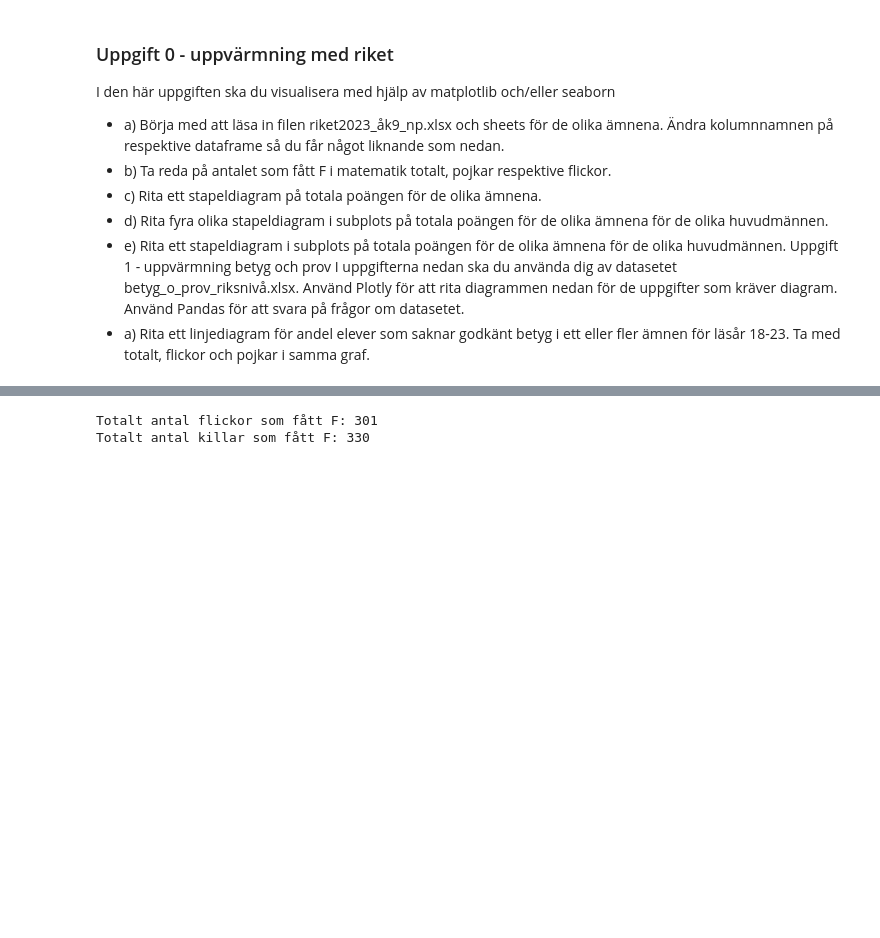
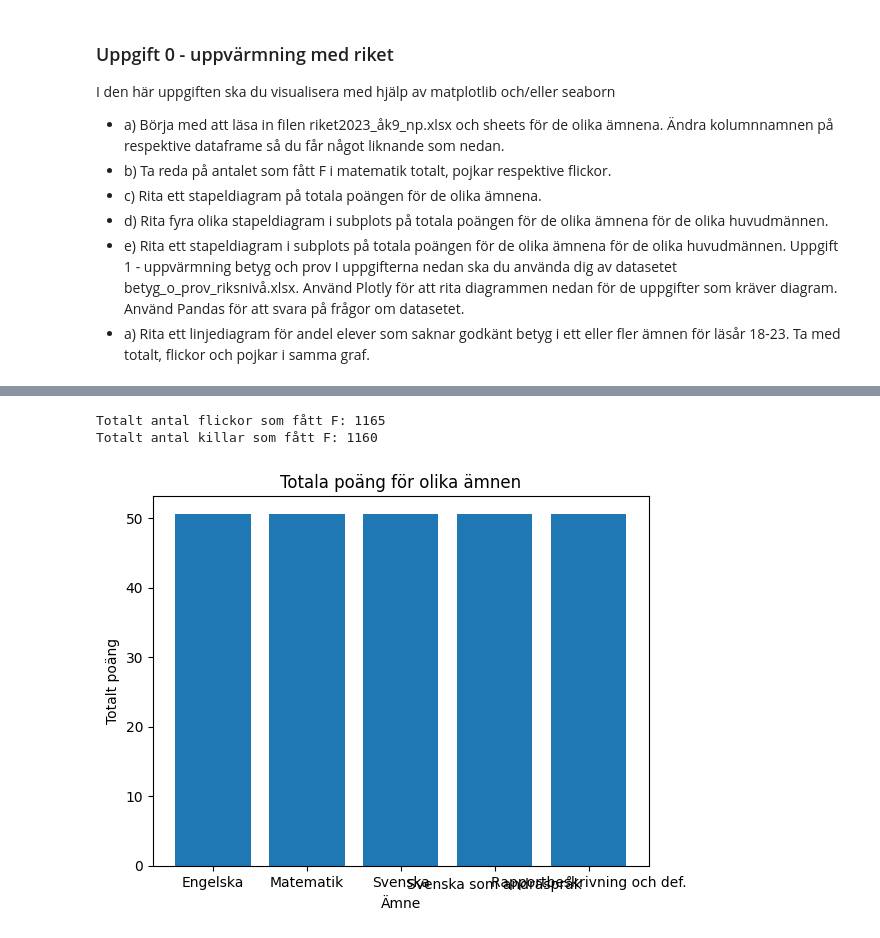
Before and after one commit to SandraAnder/Python-Sandra-Andersson-OPA23, a Jupyter notebook: Labb2/Laboration2.ipynb, the cells around one changed output, grey strips where cells are left out. Drawn from its saved outputs; the diff is of its cells as text; code cells hidden in the pictures; blank space fills up the shorter version.

Commit message:
Labb2: a, and b, done

```diff
--- a/Labb2/Laboration2.ipynb
+++ b/Labb2/Laboration2.ipynb
@@ -56,0 +23,20 @@ df_riks_names
+# %%
+import pandas as pd
+
+# Läs in filen och sheets
+df_riks_2023 = pd.read_excel("../Labb2/data/riket2023_åk9_np.xlsx", sheet_name=None, skiprows=8)
+
+sheets_to_change = ["Engelska", "Matematik", "Svenska", "Svenska som andraspråk", "Rapportbeskrivning och def."]
+
+# Funktion för att ändra kolumnnamnen
+def change_columns(df):
+    df.columns = ["Plats", "Huvudman", "Totalt (A-F)", "Flickor (A-F)", "Pojkar (A-F)", "Totalt (A-E)", "Flickor (A-E)", "Pojkar (A-E)", "Totalt (poäng)", "Flickor (poäng)", "Pojkar (poäng)"][:len(df.columns)]
+    return df
+
+# Loopa genom varje sheet och ändra kolumnnamnen om sheetet finns i sheets_to_change
+for sheet_name, df in df_riks_2023.items():
+    if sheet_name in sheets_to_change:
+        df_riks_2023[sheet_name] = change_columns(df)
+
+# Visa de första raderna för att kontrollera ändringarna
+df_riks_2023['Engelska']
@@ -57,11 +59,33 @@ df_riks_names
 # %%
 # Totalt antal flickor som fått F i matematik
-flickor_F = (pd.to_numeric(df_riks_names['Flickor (A-F)'], errors='coerce') * 0.0029).sum()
+flickor_F = (pd.to_numeric(df_riks_2023["Matematik"]['Flickor (A-F)'], errors='coerce') * 0.0113).sum()
 print("Totalt antal flickor som fått F:", round(flickor_F))
 
 # Totalt antal killar som fått F i matematik
-killar_F = (pd.to_numeric(df_riks_names['Killar (A-F)'], errors='coerce') * 0.0030).sum()
+killar_F = (pd.to_numeric(df_riks_2023["Matematik"]['Pojkar (A-F)'], errors='coerce') * 0.0105).sum()
 print("Totalt antal killar som fått F:", round(killar_F))
 # %% [output]
-Totalt antal flickor som fått F: 301
-Totalt antal killar som fått F: 330
+Totalt antal flickor som fått F: 1165
+Totalt antal killar som fått F: 1160
+# %%
+import matplotlib.pyplot as plt
+
+# Loopa genom varje sheet och ändra kolumnnamnen om sheetet finns i sheets_to_change
+for sheet_name, df in df_riks_2023.items():
+    if sheet_name in sheets_to_change:
+        df_riks_2023[sheet_name] = change_columns(df)
+
+# Skapa ett DataFrame med totala poängen för varje ämne
+df_total_points = pd.DataFrame({
+    'Ämne': sheets_to_change,
+    'Totalt poäng': df_riks_2023['Matematik']['Totalt (poäng)'].astype(float).sum(axis=0)  # Justera här för att hämta specifikt ämne
+})
+
+# Rita stapeldiagram
+plt.bar(df_total_points['Ämne'], df_total_points['Totalt poäng'])
+plt.title('Totala poäng för olika ämnen')
+plt.xlabel('Ämne')
+plt.ylabel('Totalt poäng')
+plt.show()
+# %% [output]
+[figure, added]
```
Also changed, not shown: parts of 4 cells of this notebook, 3 other files.
